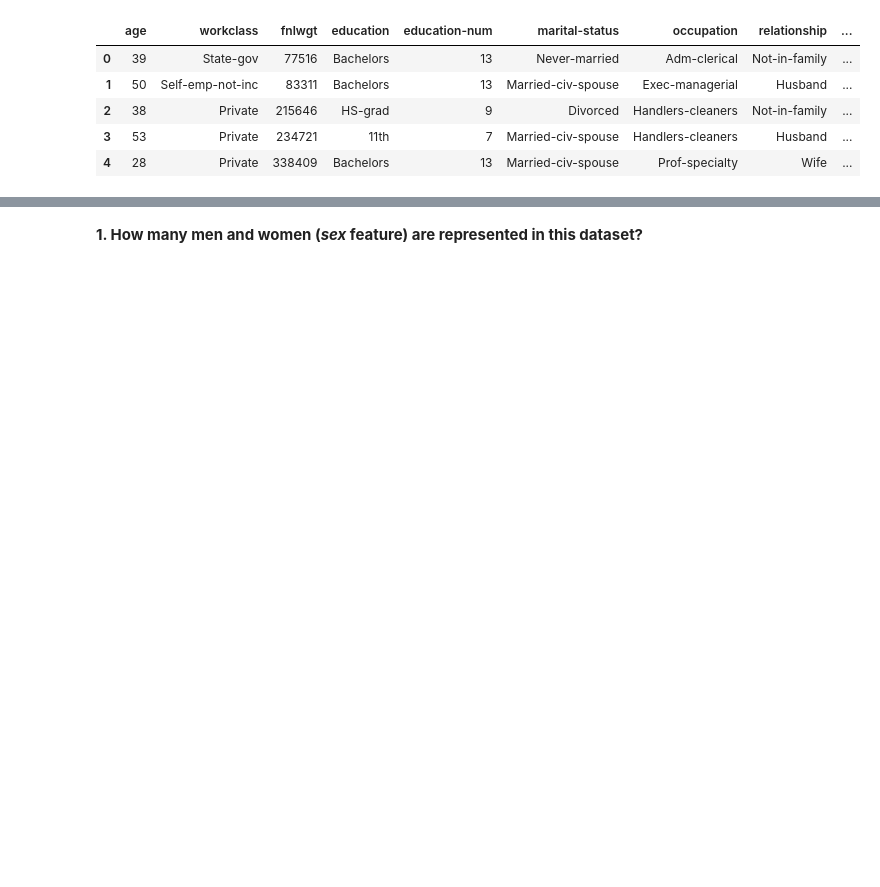
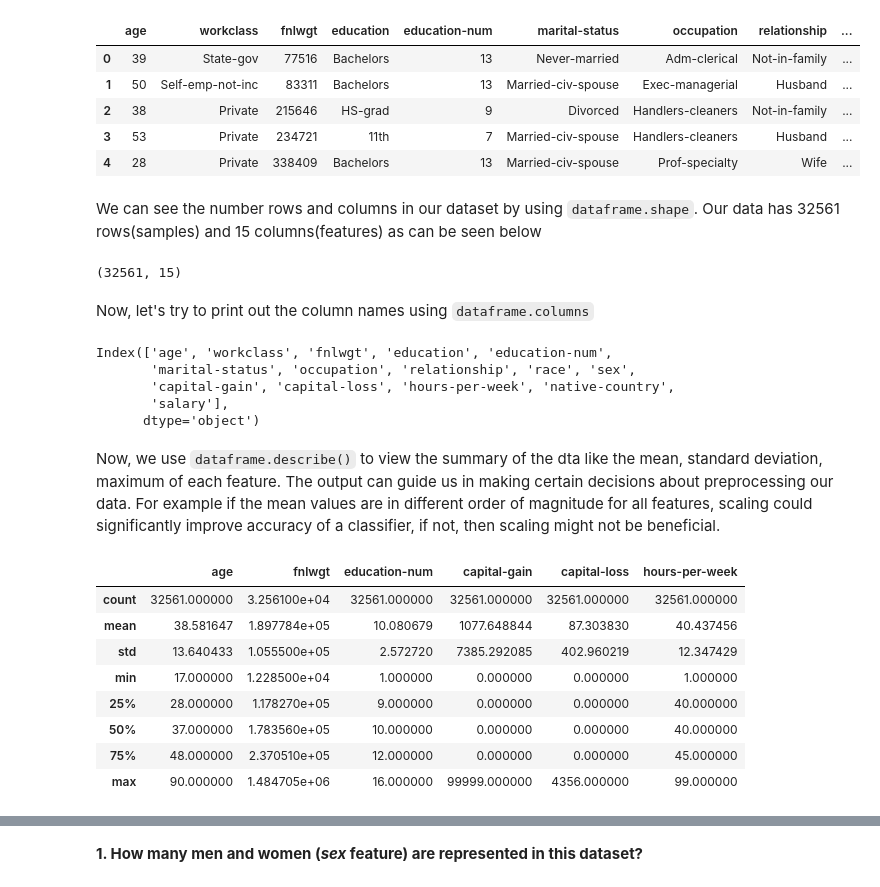
Before and after one commit to ivyclare/MachineLearningProjects, a Jupyter notebook: MLCourse.ai/topic01_pandas_data_analysis/assignment01_pandas_uci_adult.ipynb, the cells around one changed output, grey strips where cells are left out. Saved outputs shown, nothing was run; the diff lists cells and outputs as text; code cells hidden in the pictures; blank space fills up the shorter version.

```diff
--- a/MLCourse.ai/topic01_pandas_data_analysis/assignment01_pandas_uci_adult.ipynb
+++ b/MLCourse.ai/topic01_pandas_data_analysis/assignment01_pandas_uci_adult.ipynb
@@ -51,3 +52,34 @@ data.head()
 | 2 | 38 | Private | 215646 | HS-grad | 9 | Divorced | Handlers-cleaners | Not-in-family | ... |
 | 3 | 53 | Private | 234721 | 11th | 7 | Married-civ-spouse | Handlers-cleaners | Husband | ... |
 | 4 | 28 | Private | 338409 | Bachelors | 13 | Married-civ-spouse | Prof-specialty | Wife | ... |
+# %% [markdown]
+We can see the number rows and columns in our dataset by using `dataframe.shape`. Our data has 32561 rows(samples) and 15 columns(features) as can be seen below
+# %%
+data.shape
+# %% [output]
+(32561, 15)
+# %% [markdown]
+Now, let's try to print out the column names using `dataframe.columns`
+# %%
+data.columns
+# %% [output]
+Index(['age', 'workclass', 'fnlwgt', 'education', 'education-num',
+       'marital-status', 'occupation', 'relationship', 'race', 'sex',
+       'capital-gain', 'capital-loss', 'hours-per-week', 'native-country',
+       'salary'],
+      dtype='object')
+# %% [markdown]
+Now, we use `dataframe.describe()` to view the summary of the dta like the mean, standard deviation, maximum of each feature.
+The output can guide us in making certain decisions about preprocessing our data. For example if the mean values are in different order of magnitude for all features, scaling could significantly improve accuracy of a classifier, if not, then scaling might not be beneficial.
+# %%
+data.describe()
+# %% [output]
+|  | age | fnlwgt | education-num | capital-gain | capital-loss | hours-per-week |
+| count | 32561.000000 | 3.256100e+04 | 32561.000000 | 32561.000000 | 32561.000000 | 32561.000000 |
+| mean | 38.581647 | 1.897784e+05 | 10.080679 | 1077.648844 | 87.303830 | 40.437456 |
+| std | 13.640433 | 1.055500e+05 | 2.572720 | 7385.292085 | 402.960219 | 12.347429 |
+| min | 17.000000 | 1.228500e+04 | 1.000000 | 0.000000 | 0.000000 | 1.000000 |
+| 25% | 28.000000 | 1.178270e+05 | 9.000000 | 0.000000 | 0.000000 | 40.000000 |
+| 50% | 37.000000 | 1.783560e+05 | 10.000000 | 0.000000 | 0.000000 | 40.000000 |
+| 75% | 48.000000 | 2.370510e+05 | 12.000000 | 0.000000 | 0.000000 | 45.000000 |
+| max | 90.000000 | 1.484705e+06 | 16.000000 | 99999.000000 | 4356.000000 | 99.000000 |
```
Also changed, not shown: parts of 29 cells of this notebook.
